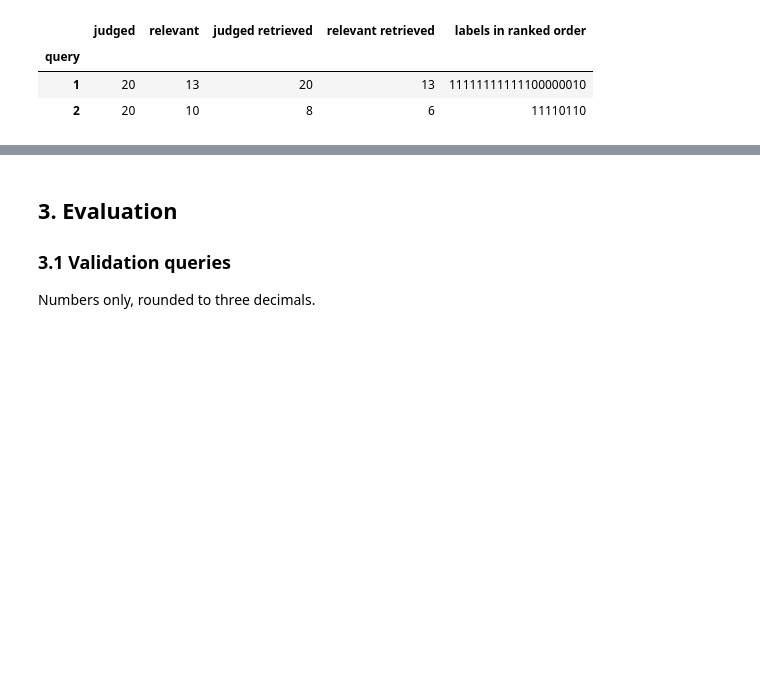
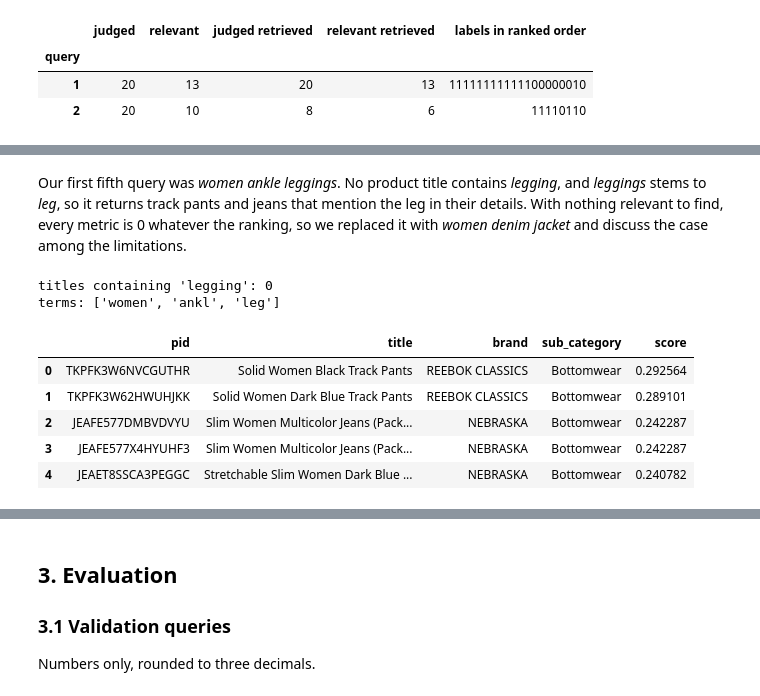
Before and after one commit to uripont/urban-outfinders, a Jupyter notebook: notebooks/part_2.ipynb, the cells around one changed output, grey strips where cells are left out. Saved outputs shown, nothing was run; the diff lists cells and outputs as text; code cells hidden in the pictures; blank space fills up the shorter version.

```diff
--- a/notebooks/part_2.ipynb
+++ b/notebooks/part_2.ipynb
@@ -403,0 +263,19 @@ Relevance summary per query:
+# %% [markdown]
+Our first fifth query was *women ankle leggings*. No product title contains
+*legging*, and *leggings* stems to *leg*, so it returns track pants and jeans
+that mention the leg in their details. With nothing relevant to find, every
+metric is 0 whatever the ranking, so we replaced it with *women denim jacket*
+and discuss the case among the limitations.
+# %%
+print("titles containing 'legging':", products.title.str.contains("legging", case=False).sum())
+print("terms:", build_terms("women ankle leggings"))
+engine.results("women ankle leggings", k=5)
+# %% [output]
+titles containing 'legging': 0
+terms: ['women', 'ankl', 'leg']
+|  | pid | title | brand | sub_category | score |
+| 0 | TKPFK3W6NVCGUTHR | Solid Women Black Track Pants | REEBOK CLASSICS | Bottomwear | 0.292564 |
+| 1 | TKPFK3W62HWUHJKK | Solid Women Dark Blue Track Pants | REEBOK CLASSICS | Bottomwear | 0.289101 |
+| 2 | JEAFE577DMBVDVYU | Slim Women Multicolor Jeans (Pack... | NEBRASKA | Bottomwear | 0.242287 |
+| 3 | JEAFE577X4HYUHF3 | Slim Women Multicolor Jeans (Pack... | NEBRASKA | Bottomwear | 0.242287 |
+| 4 | JEAET8SSCA3PEGGC | Stretchable Slim Women Dark Blue ... | NEBRASKA | Bottomwear | 0.240782 |
```
Also changed, not shown: parts of 11 cells of this notebook, 3 other files.
